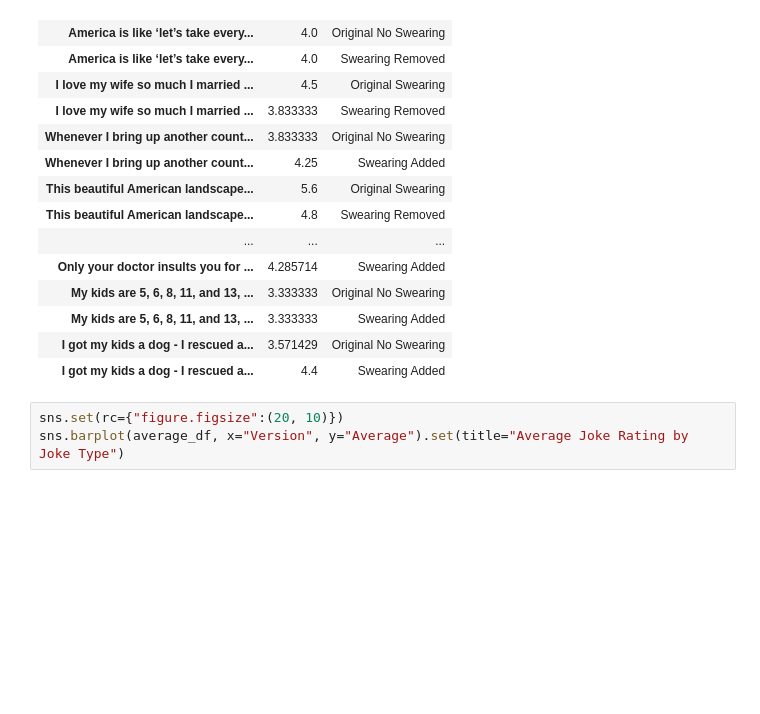
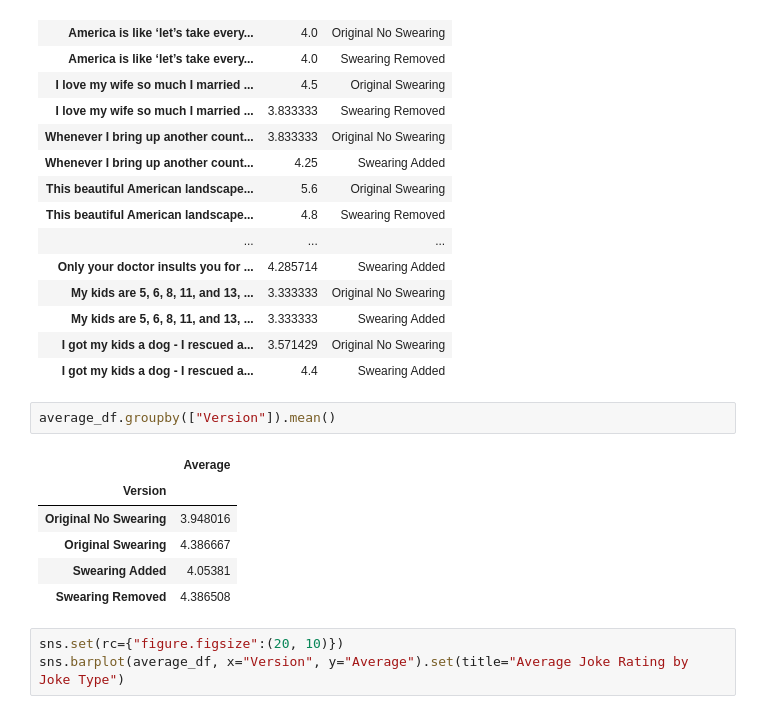
Before and after one commit to TianranBaoUCSD/COGS15FinalProject, a Jupyter notebook: SurveyData.ipynb, the cells around one changed output. Drawn from its saved outputs; the diff is of its cells as text; blank space fills up the shorter version.

Commit message:
made tables to analyze each category

```diff
--- a/SurveyData.ipynb
+++ b/SurveyData.ipynb
@@ -82,6 +82,15 @@ average_df
 | My kids are 5, 6, 8, 11, and 13, ... | 3.333333 | Swearing Added |
 | I got my kids a dog - I rescued a... | 3.571429 | Original No Swearing |
 | I got my kids a dog - I rescued a... | 4.4 | Swearing Added |
+# %%
+average_df.groupby(["Version"]).mean()
+# %% [output]
+|  | Average |
+| Version |  |
+| Original No Swearing | 3.948016 |
+| Original Swearing | 4.386667 |
+| Swearing Added | 4.05381 |
+| Swearing Removed | 4.386508 |
 # %%
 sns.set(rc={"figure.figsize":(20, 10)})
 sns.barplot(average_df, x="Version", y="Average").set(title="Average Joke Rating by Joke Type")
```
